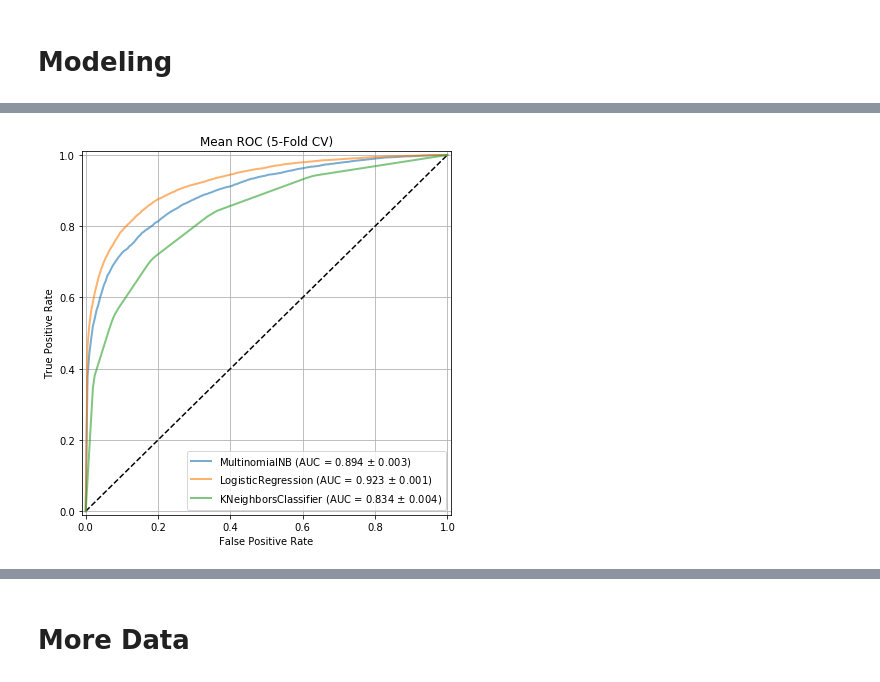
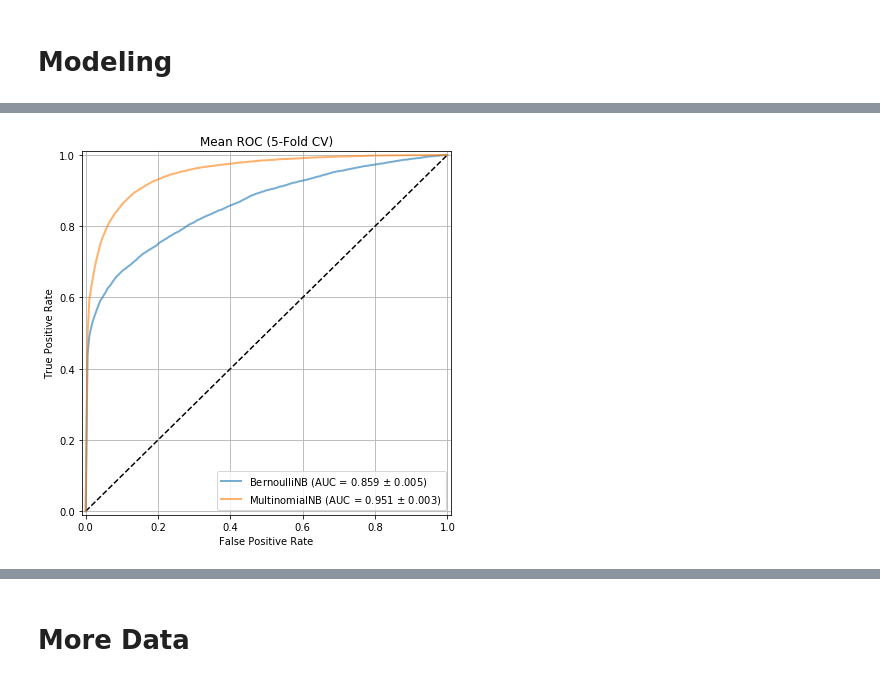
Before and after one commit to kchien3/identifying-toxic-wikipedia-comments, a Jupyter notebook: toxic_comments_project.ipynb, the cells around one changed output, grey strips where cells are left out. Saved outputs shown, nothing was run; the diff lists cells and outputs as text; code cells hidden in the pictures.

```diff
--- a/toxic_comments_project.ipynb
+++ b/toxic_comments_project.ipynb
@@ -273,0 +511,6 @@ ValueError: dimension mismatch
+# %%
+%%time
+#LGBMClassifier #needs tuning
+lgbm = make_pipeline(TfidfVectorizer(), LGBMClassifier(boosting_type='dart', random_state=2015, n_jobs=-1))
+scores_lgbm = cross_validate(clf, X_train, y_train, scoring='roc_auc', n_jobs=-1)
+print(lgbm.steps, [[k, v.mean(), v.std()] for k, v in scores_lgbm.items()], sep='\n')
@@ -273,0 +532,16 @@ ValueError: dimension mismatch
+# %%
+%%time
+#LGBMClassifier hyperparameter tuning
+random_params_lgbm = [{'lgbmclassifier__num_leaves':scipy.stats.randint(10, 120),
+                       'lgbmclassifier__max_depth':scipy.stats.randint(5, 10),
+                       'lgbmclassifier__learning_rate':np.logspace(-4, -2),
+                       'lgbmclassifier__n_estimators':np.logspace(2, 4).astype(int),
+                       'lgbmclassifier__min_child_samples':scipy.stats.randint(100,900),
+                       'lgbmclassifier__max bin':np.arange(2,255+1)
+                      }]
+
+rs_lgbm = RandomizedSearchCV(lgbm, param_distributions=random_params_lgbm, n_iter=5, scoring='roc_auc', n_jobs=-1, random_state=2059)
+
+rs_lgbm.fit(X_train, y_train)
+print(rs_lgbm.best_score_)
+print(rs_lgbm.best_params_)
@@ -274,21 +591,20 @@ ValueError: dimension mismatch
 # %%
 %%time
+###### PLOTTING CELL ######
 
 # vectorizers
 # vectorizer = CountVectorizer(max_features=5000) # worse performance than Tfidf
 vectorizer = TfidfVectorizer(max_features=5000)
 
 # classifiers
-# bnb = BernoulliNB()
+bnb = BernoulliNB()
 mnb = MultinomialNB()
-lr = LogisticRegression(penalty='elasticnet', solver='saga', n_jobs=-1, l1_ratio=0.5)
-knn = KNeighborsClassifier()
-svm = SVC(probability=True)
+# lr = LogisticRegression(penalty='elasticnet', solver='saga', n_jobs=-1, l1_ratio=0.5)
+# knn = KNeighborsClassifier()
+# svm = SVC(probability=True)
 
-# classifiers = [mnb, lr, knn, svm]
-classifiers = [mnb, lr, knn]
-# classifiers = [lr, knn]
-# classifiers = [svm]
+classifiers = [bnb, mnb]
+# classifiers = []
 
 # latent feature generator
 nmf = NMF(n_components=30, random_state=2235)
@@ -323,8 +639,8 @@ for classifier in classifiers:
         X_te = X_tr_ct_vec_cv_te
         y = y_train.values
         # use latent features to train models that are not Naive Bayes
-        if True:
-#        if classifier.__class__.__name__[-2:] != 'NB':
+#        if True:
+        if classifier.__class__.__name__[-2:] != 'NB':
             W_tr = nmf.fit_transform(X_tr)
             W_te = nmf.transform(X_te)
             X_tr = W_tr
@@ -339,31 +655,31 @@ for classifier in classifiers:
         # interpolate fpr, tpr because fold sizes slightly different
         interp_tpr = interp(mean_fpr, fpr, tpr)
         # append tpr, auc to lists
         tprs.append(interp_tpr)
         aucs.append(auc(fpr, tpr))
 
     # calculate mean tpr
     mean_tpr = np.mean(tprs, axis=0)
     # calculate statistics for auc from cv
     mean_auc = auc(mean_fpr, mean_tpr)
     std_auc = np.std(aucs)
     # set appropriate end values for tpr
     mean_tpr[0] = 0.0
     mean_tpr[-1] = 1.0
     # plot roc
     ax.plot(mean_fpr, mean_tpr, label=f'{classifier.__class__.__name__} (AUC = {mean_auc:.3f} $\pm$ {std_auc:.3f})',
             lw=2, alpha=0.6)
 # buffer so edge of plot is visible
 offset = 0.01
 ax.set(xlim=[0-offset, 1+offset], ylim=[0-offset, 1+offset], title="Mean ROC (5-Fold CV)",
        xlabel='False Positive Rate', ylabel='True Positive Rate')
 # legend
 ax.legend(loc="lower right")
 # resize plot to square
 plt.grid('equal')
 # save figure (give a name before uncommenting)
 # plt.savefig('.png')
 # show plot
 plt.show()
 # %% [output]
-[figure, old version]
+[figure, new version]
```
Also changed, not shown: parts of 79 cells of this notebook.
